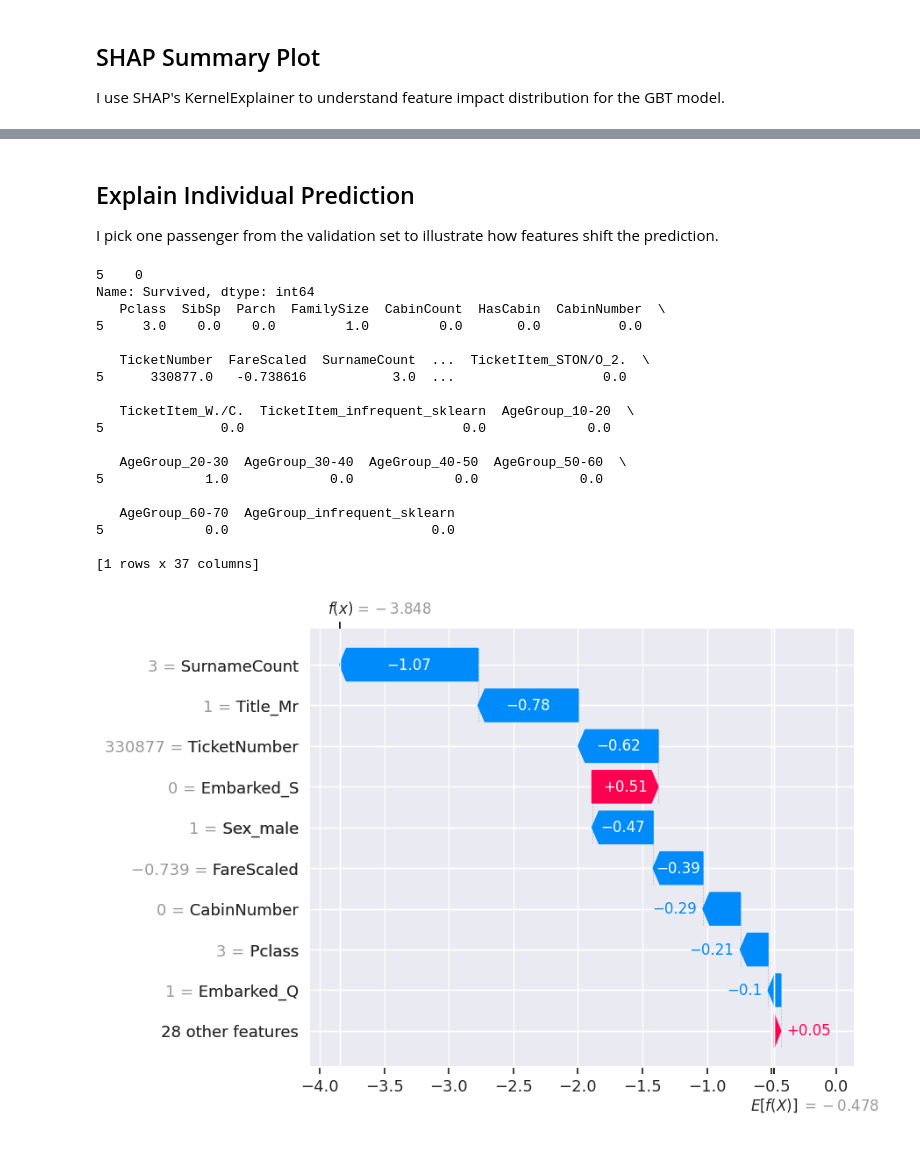
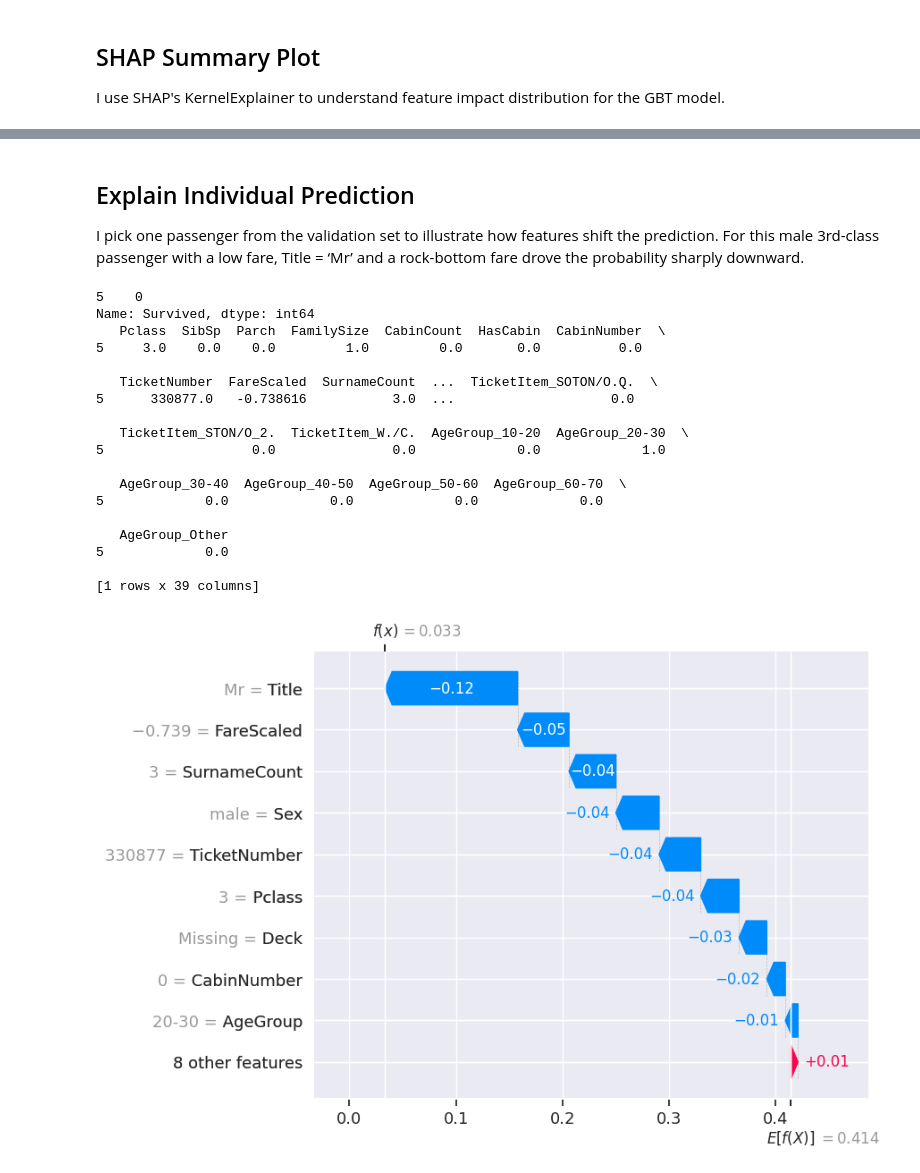
Before and after one commit to JamesFCoffey/ml-ds-techniques, a Jupyter notebook: notebooks/titanic.ipynb, the cells around one changed output, grey strips where cells are left out. Drawn from its saved outputs; the diff is of its cells as text; code cells hidden in the pictures.

```diff
--- a/notebooks/titanic.ipynb
+++ b/notebooks/titanic.ipynb
@@ -908,7 +1004,7 @@ def transform_preprocessor(df, scaler, ohe, num_cols, cat_cols):
 train = pd.read_csv(f"{base_path}train.csv")
 
 # Fit preprocessor
-X, y, df_ydf, scaler, ohe, num_cols, cat_cols = fit_preprocessor(train)
+X, y, df_ydf, params = fit_preprocessor(train)
 
 # Verify shapes
 print(f"X shape: {X.shape}")
@@ -1517,0 +1782,19 @@ shap.plots.beeswarm(explanation)
+# %%
+# Build a small background dataset from the YDF train DF
+bg = df_ydf.sample(100, random_state=42).values
+
+# Wrap YDF model so it takes a 2D numpy array and returns P(class=1)
+def ydf_predict_fn(arr: np.ndarray) -> np.ndarray:
+    # rebuild a DataFrame with exactly the same columns YDF saw at train time
+    df = pd.DataFrame(arr, columns=df_ydf.columns)
+    # YDF model.predict returns the probability of the positive class
+    return gbt_final.predict(df)
+
+# Create the KernelExplainer on the feature space
+explainer = shap.KernelExplainer(ydf_predict_fn, bg)
+
+# Compute approximate Shapley values
+explanation = explainer(df_ydf.iloc[:50])
+
+# Plot the beeswarm:
+shap.plots.beeswarm(explanation)
@@ -1518,36 +1803,36 @@ shap.plots.beeswarm(explanation)
 # %% [markdown]
 ## Explain Individual Prediction
 
-I pick one passenger from the validation set to illustrate how features shift the prediction.
+I pick one passenger from the validation set to illustrate how features shift the prediction. For this male 3rd-class passenger with a low fare, Title = ‘Mr’ and a rock-bottom fare drove the probability sharply downward.
 # %%
 # Choose an index
 i = 5
-x_ins = X.iloc[i : i + 1]  # a DataFrame of shape (1, n_feats)
+df_ins = df_ydf.iloc[i : i + 1]  # a DataFrame of shape (1, n_feats)
 print(y.iloc[i : i + 1])
 print(X.iloc[i : i + 1])
 
-exp = explainer_xgb(x_ins)
+exp = explainer(df_ins)
 shap.plots.waterfall(exp[0])
 # %% [output]
 5    0
 Name: Survived, dtype: int64
    Pclass  SibSp  Parch  FamilySize  CabinCount  HasCabin  CabinNumber  \
 5     3.0    0.0    0.0         1.0         0.0       0.0          0.0
 
-   TicketNumber  FareScaled  SurnameCount  ...  TicketItem_STON/O_2.  \
-5      330877.0   -0.738616           3.0  ...                   0.0
+   TicketNumber  FareScaled  SurnameCount  ...  TicketItem_SOTON/O.Q.  \
+5      330877.0   -0.738616           3.0  ...                    0.0
 
-   TicketItem_W./C.  TicketItem_infrequent_sklearn  AgeGroup_10-20  \
-5               0.0                            0.0             0.0
+   TicketItem_STON/O_2.  TicketItem_W./C.  AgeGroup_10-20  AgeGroup_20-30  \
+5                   0.0               0.0             0.0             1.0
 
-   AgeGroup_20-30  AgeGroup_30-40  AgeGroup_40-50  AgeGroup_50-60  \
-5             1.0             0.0             0.0             0.0
+   AgeGroup_30-40  AgeGroup_40-50  AgeGroup_50-60  AgeGroup_60-70  \
+5             0.0             0.0             0.0             0.0
 
-   AgeGroup_60-70  AgeGroup_infrequent_sklearn
-5             0.0                          0.0
+   AgeGroup_Other
+5             0.0
 
-[1 rows x 37 columns]
+[1 rows x 39 columns]
-[figure, old version]
+[figure, new version]
 # %% [markdown]
 ## Trade-offs & Recommendations
 
```
Also changed, not shown: parts of 58 cells of this notebook.
